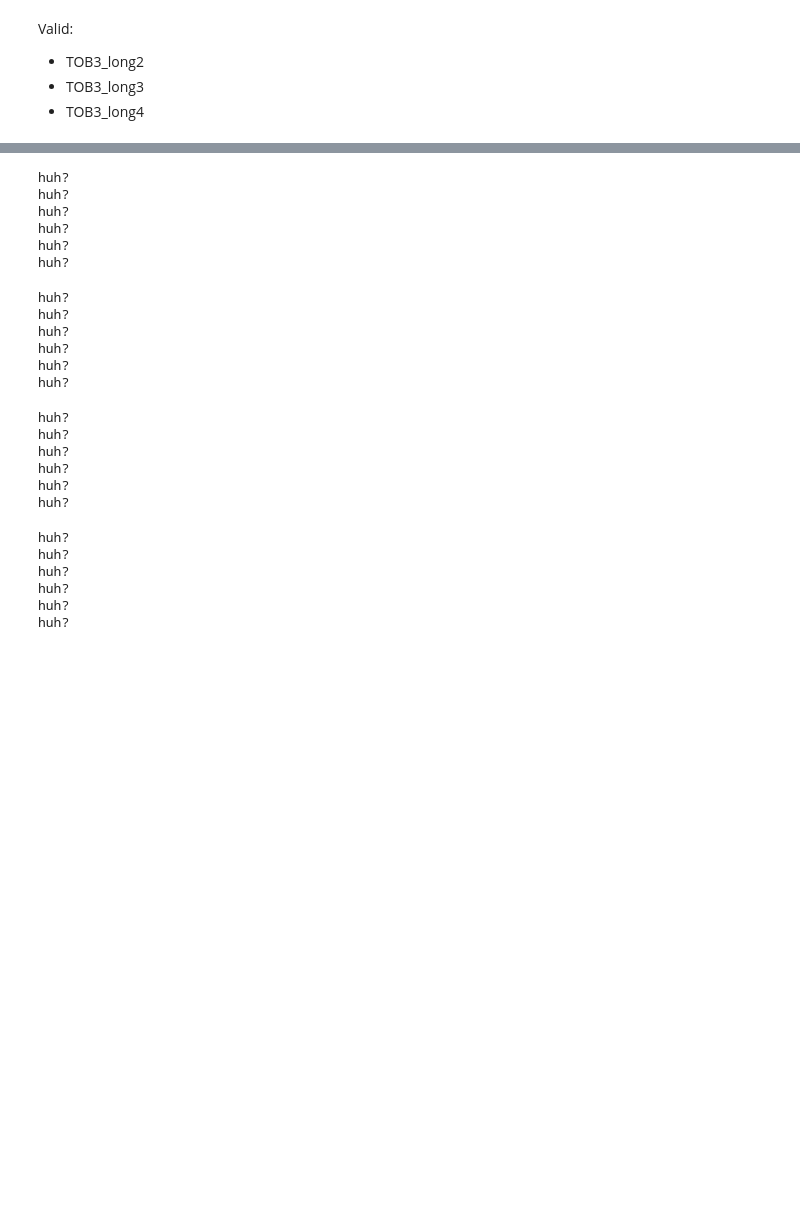
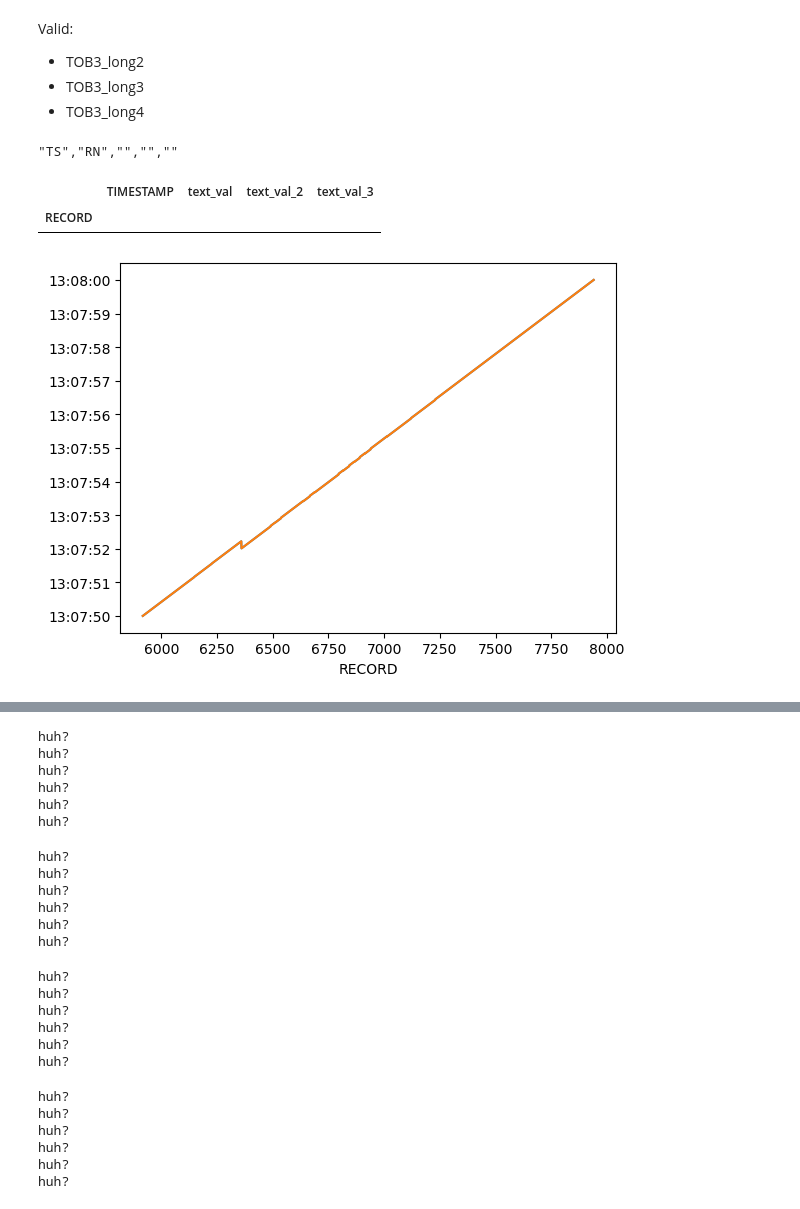
Before and after one commit to alextsfox/camp2ascii, a Jupyter notebook: test.ipynb, the cells around one changed output, grey strips where cells are left out. Drawn from its saved outputs; the diff is of its cells as text; code cells hidden in the pictures; blank space fills up the shorter version.

```diff
--- a/test.ipynb
+++ b/test.ipynb
@@ -3,3 +3,53 @@ Valid:
 * TOB3_long2
 * TOB3_long3
 * TOB3_long4
+# %%
+import pandas as pd
+from camp2ascii import camp2ascii
+
+ref_file = "/Users/alex/Library/CloudStorage/OneDrive-UniversityofWyoming/Work/UWyo/Research/camp2ascii/tests/cc/TOA5_TOB3_partial3_2026_02_20_1307.dat"
+my_file = "/Users/alex/Library/CloudStorage/OneDrive-UniversityofWyoming/Work/UWyo/Research/camp2ascii/tests/raw/TOB3_partial3.dat"
+
+my_tob3 = pd.read_csv(
+    camp2ascii(my_file, "/Users/alex/Library/CloudStorage/OneDrive-UniversityofWyoming/Work/UWyo/Research/camp2ascii/tests/c2a", n_invalid=None, pbar=True, verbose=3)[0],
+    skiprows=[0, 2, 3], na_values=["NAN", "NaN", "nan", "-9999"]
+).set_index("RECORD")
+# my_tob3 = pd.read_csv(
+#     "/Users/alex/Library/CloudStorage/OneDrive-UniversityofWyoming/Work/UWyo/Research/camp2ascii/tests/c2a/TOA5_TOB3_partial3.dat",
+#     skiprows=[0, 2], na_values=["NAN", "NaN", "nan", "-9999"]
+# )
+
+ref_tob3 = pd.read_csv(
+    ref_file,
+    skiprows=[0, 2, 3], na_values=["NAN", "NaN", "nan", "-9999"]
+).set_index("RECORD")
+
+
+my_tob3['TIMESTAMP'] = pd.to_datetime(my_tob3['TIMESTAMP'], format="ISO8601")
+ref_tob3['TIMESTAMP'] = pd.to_datetime(ref_tob3['TIMESTAMP'], format="ISO8601")
+
+# ref_tob3 = ref_tob3.sort_values("TIMESTAMP")
+# my_tob3 = my_tob3.sort_values("TIMESTAMP")
+
+ref_tob3.sort_index(inplace=True)
+my_tob3.sort_index(inplace=True)
+
+start, end = 6310, 6410
+start, end = my_tob3.index[0], my_tob3.index[-1]
+# start, end = 7100, 7200
+my_tob3["TIMESTAMP"].loc[start:end].plot()
+ax = ref_tob3["TIMESTAMP"].loc[start:end].plot(color="C1")
+
+# ax.set_ylim(pd.to_datetime("2026-02-20 13:07:52"), pd.to_datetime("2026-02-20 13:07:52.25"))
+# ax.set_yticks(pd.to_datetime(["2026-02-20 13:07:52.00", "2026-02-20 13:07:52.25"]))
+# my_tob3.shape, ref_tob3.shape
+
+import numpy as np
+ref_tob3.loc[np.setdiff1d(np.union1d(my_tob3.index, ref_tob3.index), np.intersect1d(my_tob3.index, ref_tob3.index))]
+
+# # my_tob3
+# %% [output]
+"TS","RN","","",""
+|  | TIMESTAMP | text_val | text_val_2 | text_val_3 |
+| RECORD |  |  |  |  |
+[figure, added]
```
Also changed, not shown: parts of 4 cells of this notebook, 4 other files.
